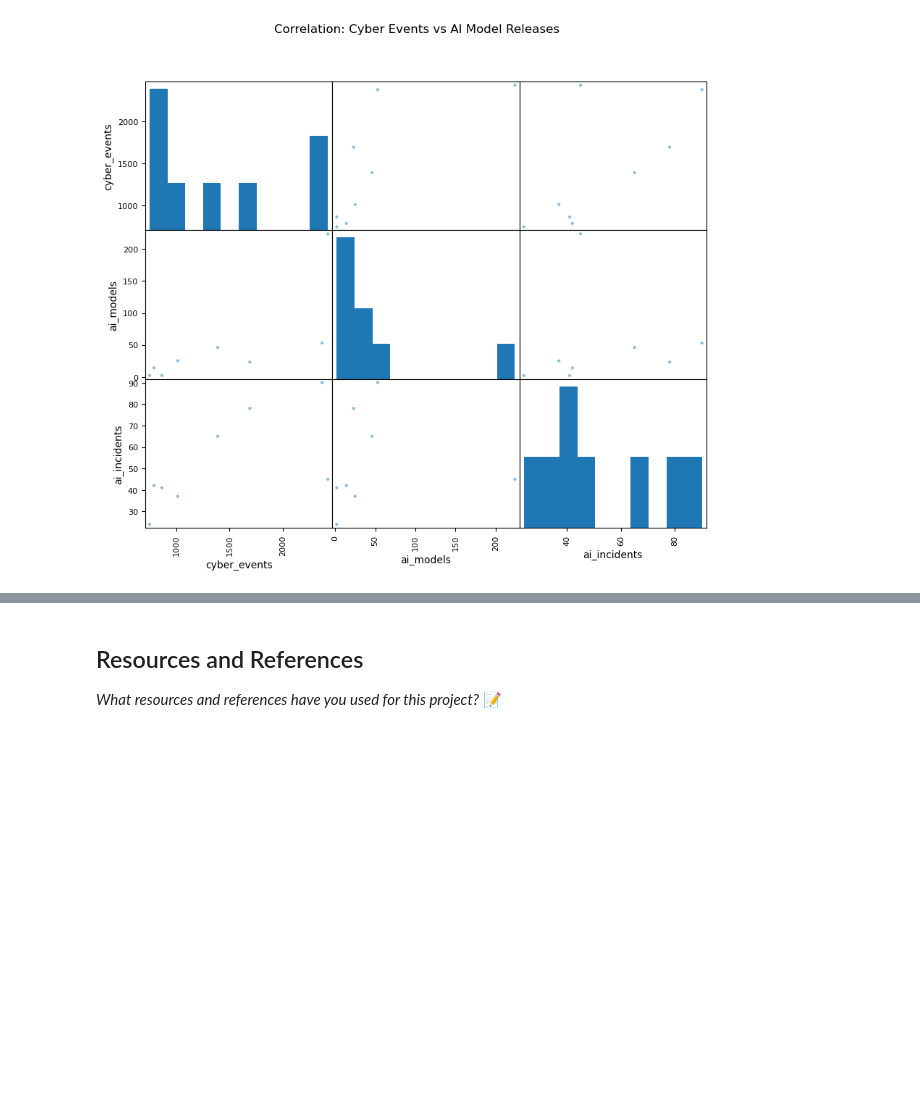
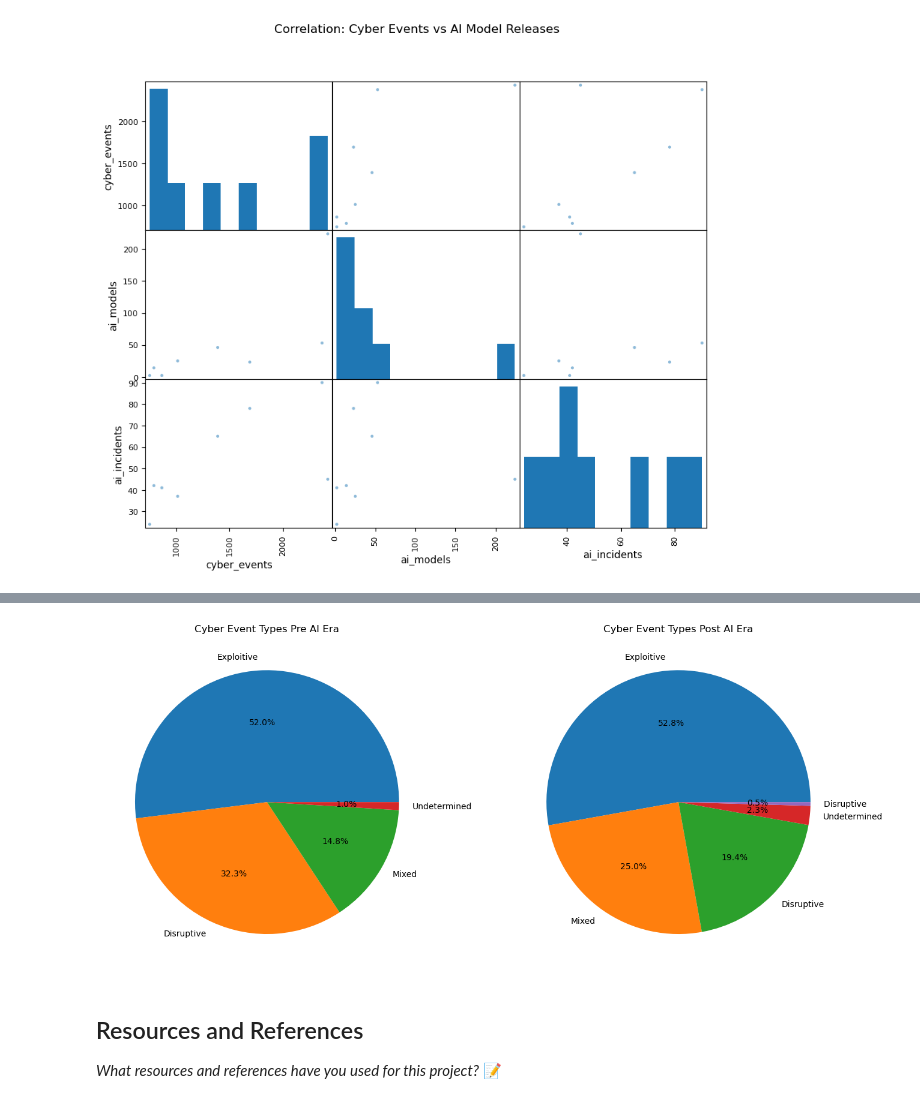
Before and after one commit to IT4063C001-Fall2025/final-project-sethpa, a Jupyter notebook: source.ipynb, the cells around one changed output, grey strips where cells are left out. Cells and saved outputs as stored; diff of their text form; code cells hidden in the pictures; blank space fills up the shorter version.

```diff
--- a/source.ipynb
+++ b/source.ipynb
@@ -818,3 +880,19 @@ plt.show()
+# %%
+# Attack types pre vs post AI era
+fig, axes = plt.subplots(1, 2, figsize=(14, 6))
+
+cyber_events_clean[cyber_events_clean['ai_era'] == 'pre']['event_type'].value_counts().plot(
+    kind='pie', ax=axes[0], title='Cyber Event Types Pre AI Era', autopct='%1.1f%%')
+axes[0].set_ylabel('')
+
+cyber_events_clean[cyber_events_clean['ai_era'] == 'post']['event_type'].value_counts().plot(
+    kind='pie', ax=axes[1], title='Cyber Event Types Post AI Era', autopct='%1.1f%%')
+axes[1].set_ylabel('')
+
+plt.tight_layout()
+plt.show()
+# %% [output]
+[figure, added]
 # %% [markdown]
 ## Resources and References
 *What resources and references have you used for this project?*
```
Also changed, not shown: parts of 4 cells of this notebook.
